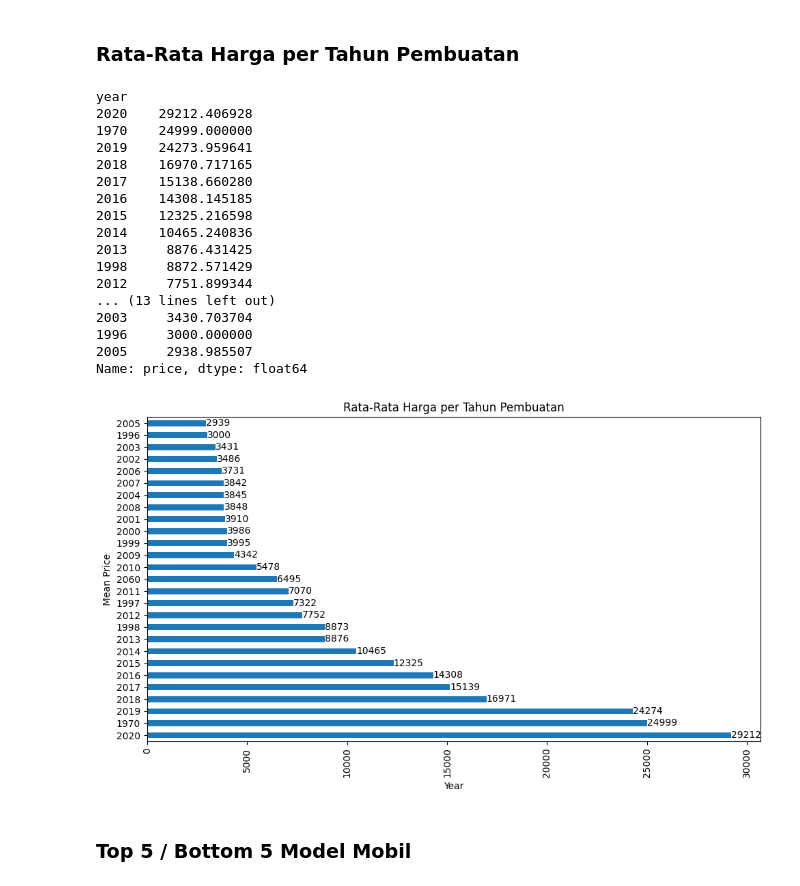
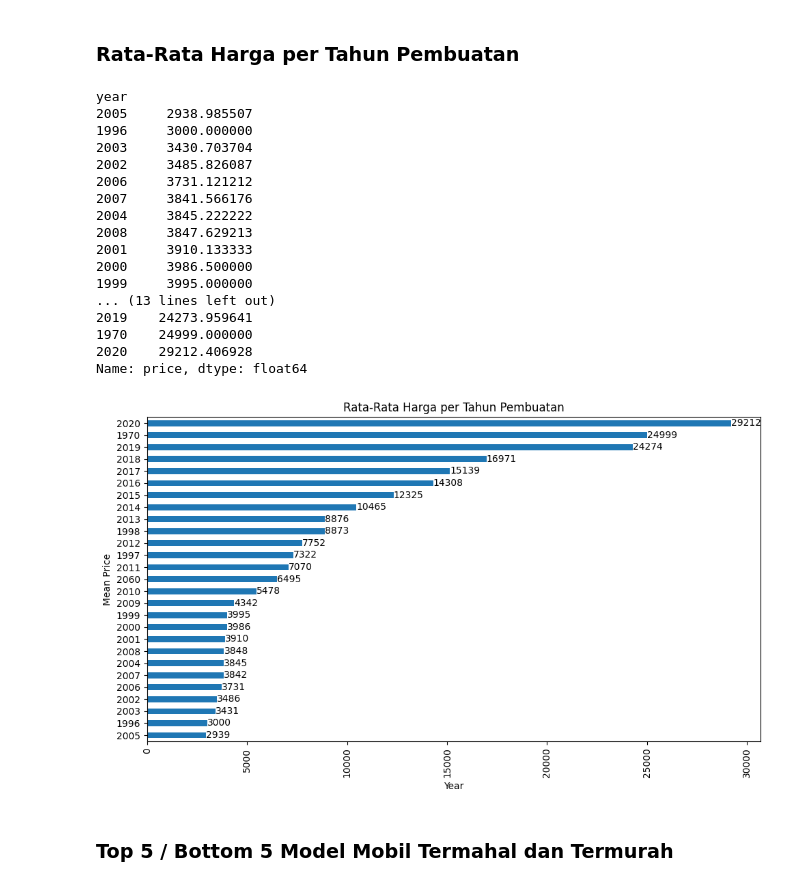
Before and after one commit to d-widyantama/ML-Regression-UsedCarsPrediction-finpro-alpha, a Jupyter notebook: 1-Data Preparation.ipynb, the cells around one changed output. Drawn from its saved outputs; the diff is of its cells as text; code cells hidden in the pictures.

Commit message:
:zap: ADD EDA
Membuat visualisasi serta mendapatkan insight

```diff
--- a/1-Data Preparation.ipynb
+++ b/1-Data Preparation.ipynb
@@ -1124,8 +1124,8 @@ combined_final.to_csv('1. Combined Dataset.csv')
 # %% [markdown]
 ### Rata-Rata Harga Setiap Brand
 # %%
-# price_mean = combined_final.groupby('brand')['price'].mean().sort_values(ascending = False)
-# price_mean
+price_mean = combined_final.groupby('brand')['price'].mean().sort_values(ascending = False)
+price_mean
 # %% [output]
 brand
 Mercedes      24421.577325
@@ -1161,49 +1161,46 @@ Name: price, dtype: float64
 # %% [markdown]
 ### Rata-Rata Harga per Tahun Pembuatan
 # %%
-# year_mean = combined_final.groupby('year')['price'].mean().sort_values(ascending = False)
-# year_mean
+year_mean = combined_final.groupby('year')['price'].mean().sort_values()
+year_mean
 # %% [output]
 year
+2005     2938.985507
+1996     3000.000000
+2003     3430.703704
+2002     3485.826087
+2006     3731.121212
+2007     3841.566176
+2004     3845.222222
+2008     3847.629213
+2001     3910.133333
+2000     3986.500000
+1999     3995.000000
+... (13 lines left out)
+2019    24273.959641
+1970    24999.000000
 2020    29212.406928
-1970    24999.000000
-2019    24273.959641
-2018    16970.717165
-2017    15138.660280
-2016    14308.145185
-2015    12325.216598
-2014    10465.240836
-2013     8876.431425
-1998     8872.571429
-2012     7751.899344
-... (13 lines left out)
-2003     3430.703704
-1996     3000.000000
-2005     2938.985507
 Name: price, dtype: float64
 # %%
-# plt.figure(figsize=(10, 6))
+plt.figure(figsize=(10, 6))
 
-# # Generate a colormap with a unique color for each brand
-# # colors = plt.cm.tab10(np.arange(len(year_mean)))
+# Create a bar plot with the specified colors
+bars = year_mean.plot(kind='barh')
 
-# # Create a bar plot with the specified colors
-# bars = year_mean.plot(kind='barh')
+# Add labels on top of the bars
+for bar, label in zip(bars.patches, year_mean.values):
+    width = bar.get_width()
+    plt.text(width, bar.get_y() + bar.get_height() / 2, f'{label:.0f}', ha='left', va='center')
 
-# # Add labels on top of the bars
-# for bar, label in zip(bars.patches, year_mean.values):
-#     width = bar.get_width()
-#     plt.text(width, bar.get_y() + bar.get_height() / 2, f'{label:.0f}', ha='left', va='center')
+plt.xticks(rotation = 90)
 
-# plt.xticks(rotation = 90)
-
-# plt.title('Rata-Rata Harga per Tahun Pembuatan')
-# plt.xlabel('Year')
-# plt.ylabel('Mean Price')
-# plt.tight_layout()
-# plt.show()
+plt.title('Rata-Rata Harga per Tahun Pembuatan')
+plt.xlabel('Year')
+plt.ylabel('Mean Price')
+plt.tight_layout()
+plt.show()
 # %% [output]
-[figure, old version]
+[figure, new version]
 # %% [markdown]
-### Top 5 / Bottom 5 Model Mobil
+### Top 5 / Bottom 5 Model Mobil Termahal dan Termurah
 # %%
```
Also changed, not shown: parts of 12 cells of this notebook.
